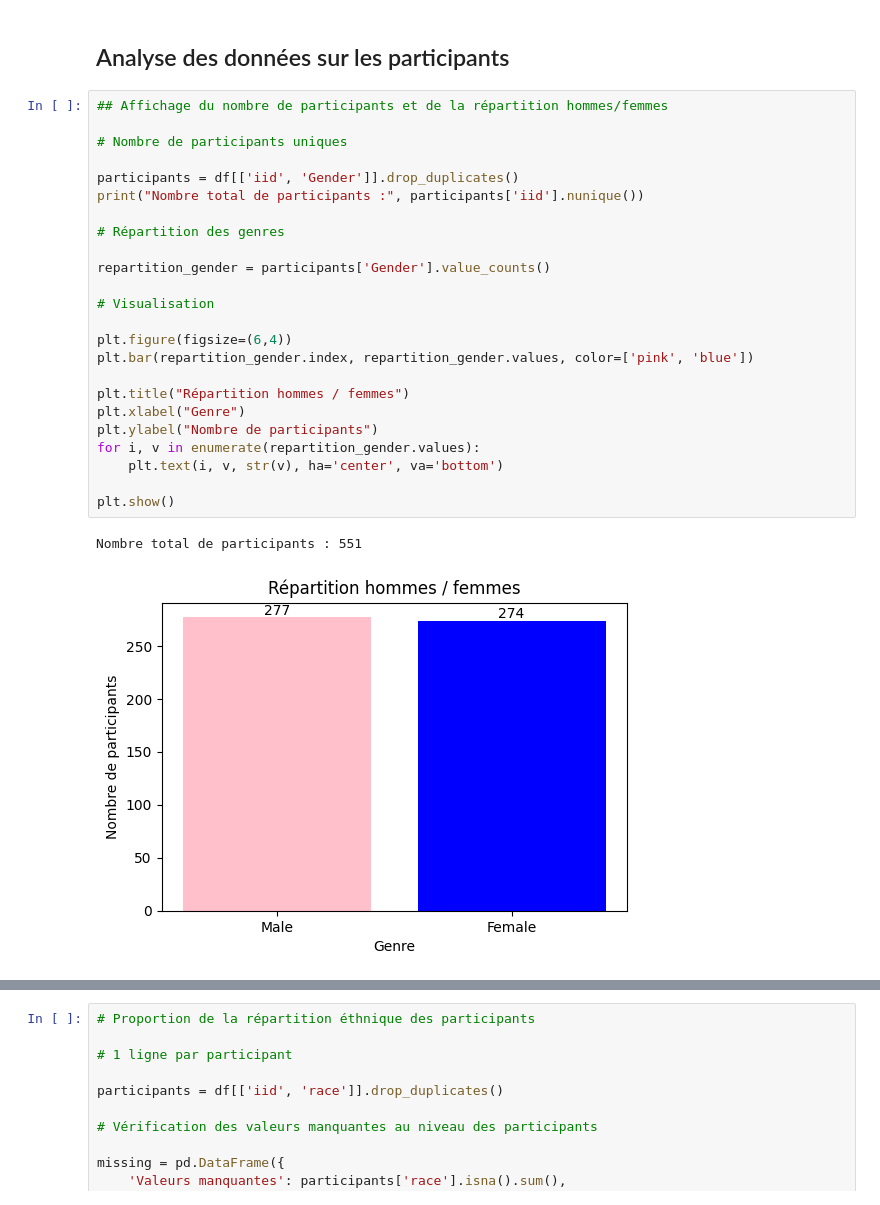
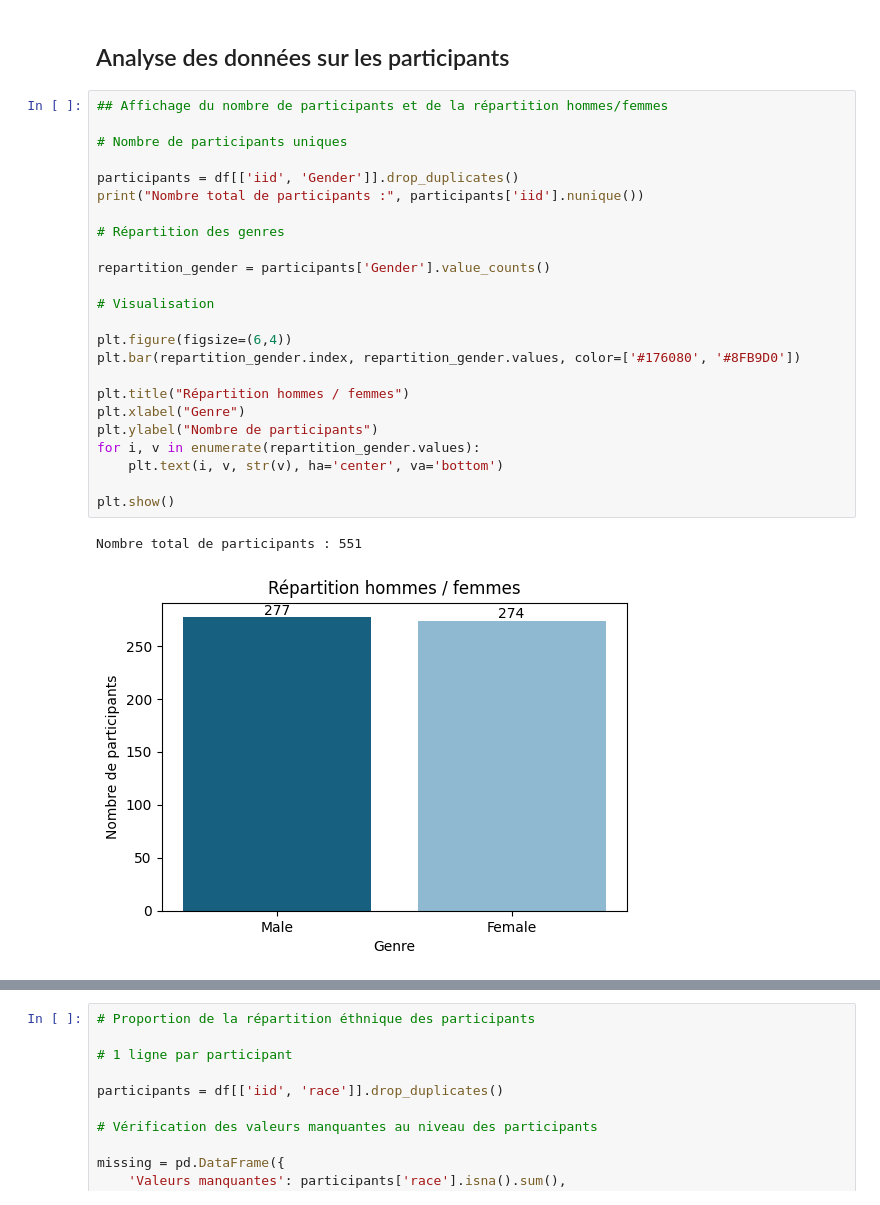
Before and after one commit to adrianavav7-hue/tinder-speed-dating, a Jupyter notebook: projet_tinder.ipynb, the cells around one changed output, grey strips where cells are left out. Cells and saved outputs as stored; diff of their text form.

```diff
--- a/projet_tinder.ipynb
+++ b/projet_tinder.ipynb
@@ -235,29 +234,29 @@ df.head(5)
 # %%
 ## Affichage du nombre de participants et de la répartition hommes/femmes
 
 # Nombre de participants uniques
 
 participants = df[['iid', 'Gender']].drop_duplicates()
 print("Nombre total de participants :", participants['iid'].nunique())
 
 # Répartition des genres
 
 repartition_gender = participants['Gender'].value_counts()
 
 # Visualisation
 
 plt.figure(figsize=(6,4))
-plt.bar(repartition_gender.index, repartition_gender.values, color=['pink', 'blue'])
+plt.bar(repartition_gender.index, repartition_gender.values, color=['#176080', '#8FB9D0'])
 
 plt.title("Répartition hommes / femmes")
 plt.xlabel("Genre")
 plt.ylabel("Nombre de participants")
 for i, v in enumerate(repartition_gender.values):
     plt.text(i, v, str(v), ha='center', va='bottom')
 
 plt.show()
 # %% [output]
 Nombre total de participants : 551
-[figure, old version]
+[figure, new version]
 # %%
 # Répartition de l'âge des participants
```
Also changed, not shown: parts of 8 cells of this notebook.
